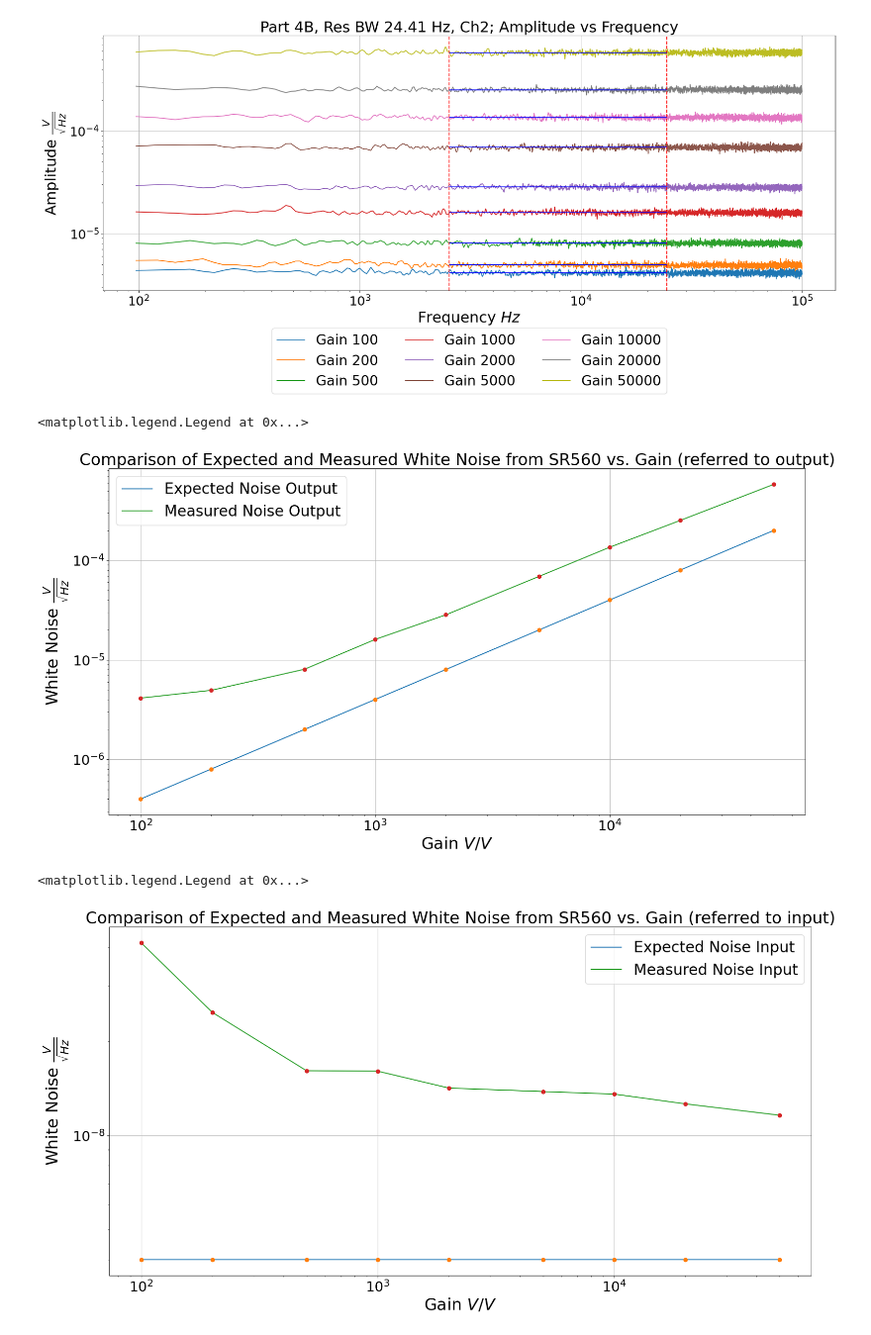
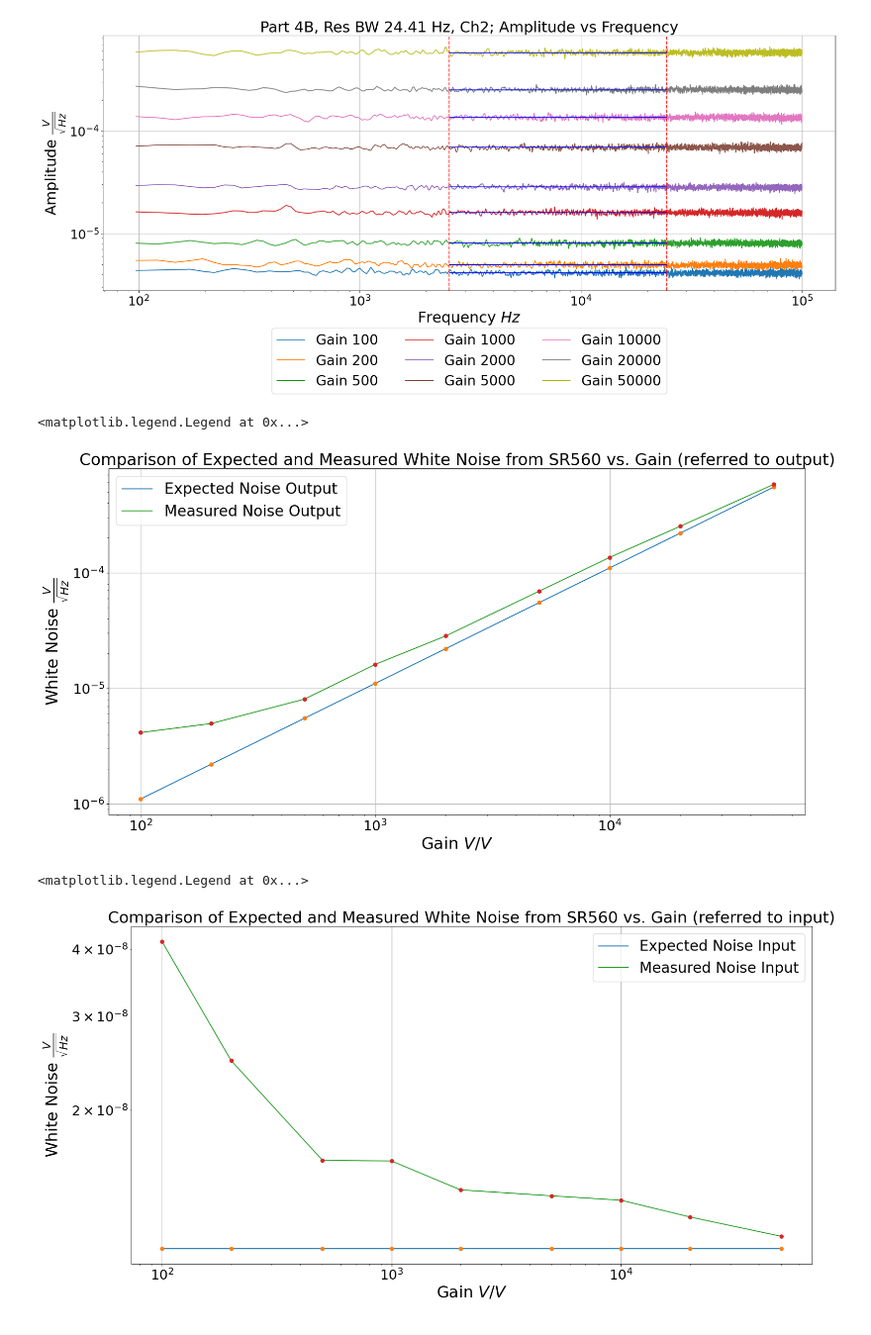
Before and after one commit to JJAmidei/QCT_Lab4, a Jupyter notebook: PlotsB.ipynb, the cells around one changed output. Shown at 99% size. Cells and saved outputs as stored; diff of their text form; code cells hidden in the pictures.

```diff
--- a/PlotsB.ipynb
+++ b/PlotsB.ipynb
@@ -273,9 +273,9 @@ Ch2 white noise for Gain 50000: 0.0005803196333333333
 #                 1000, 2000, 5000,
 #                 10000, 20000, 50000])
 
-expected_noise = np.array([400, 800, 2000,
-                           4000, 8000, 20000,
-                           40000, 80000, 200000])*10**(-9)
+expected_noise = np.array([1100, 2200, 5500,
+                           11000, 22000, 55000,
+                           110000, 220000, 550000])*10**(-9)
 
 measured_noise = np.array([4.1327508666666665e-06, 4.9490470444444445e-06, 8.053118522222223e-06,
                            1.605687833333333e-05, 2.8356844888888887e-05, 6.908418433333334e-05,
@@ -297,38 +297,41 @@ plt.yscale('log')
 plt.title(f'Comparison of Expected and Measured White Noise from SR560 vs. Gain (referred to output)')
 plt.grid(True)
 plt.legend()
+
+output_path = f'Plots/4b_plots/{title}.png'
+plt.savefig(output_path, format='png', dpi=300, bbox_inches='tight')
+
+plt.show()
 # %% [output]
 <matplotlib.legend.Legend at 0x...>
-[figure, old version]
+[figure, new version]
 # %%
 measured_noise = np.array([4.1327508666666665e-06, 4.9490470444444445e-06, 8.053118522222223e-06,
                            1.605687833333333e-05, 2.8356844888888887e-05, 6.908418433333334e-05,
                            0.00013558636222222223, 0.00025231732, 0.0005803196333333333])
 
 gain = np.array([100, 200, 500,
                1000, 2000, 5000,
                10000, 20000, 50000])
 
 measured_noise_input = measured_noise/gain
 
-expected_noise_input = np.array([4, 4, 4,
-                                 4, 4, 4,
-                                 4, 4, 4])*10**(-9)
+expected_noise_input = np.ones(9)*11*10**(-9)
 
 
 
 plt.figure(figsize=(20, 10))
 plt.plot(gain, expected_noise_input, label='Expected Noise Input')
 plt.errorbar(gain, expected_noise_input, fmt="o")
 plt.plot(gain, measured_noise_input, label='Measured Noise Input')
 plt.errorbar(gain, measured_noise_input, fmt="o")
 plt.xlabel(r'Gain $V/V$ ')
 plt.xscale('log')
 plt.ylabel(r'White Noise $\frac{V}{\sqrt{Hz}}$')
 plt.yscale('log')
 plt.title(f'Comparison of Expected and Measured White Noise from SR560 vs. Gain (referred to input)')
 plt.grid(True)
 plt.legend()
 # %% [output]
 <matplotlib.legend.Legend at 0x...>
-[figure, old version]
+[figure, new version]
```
Also changed, not shown: 3 other files.
